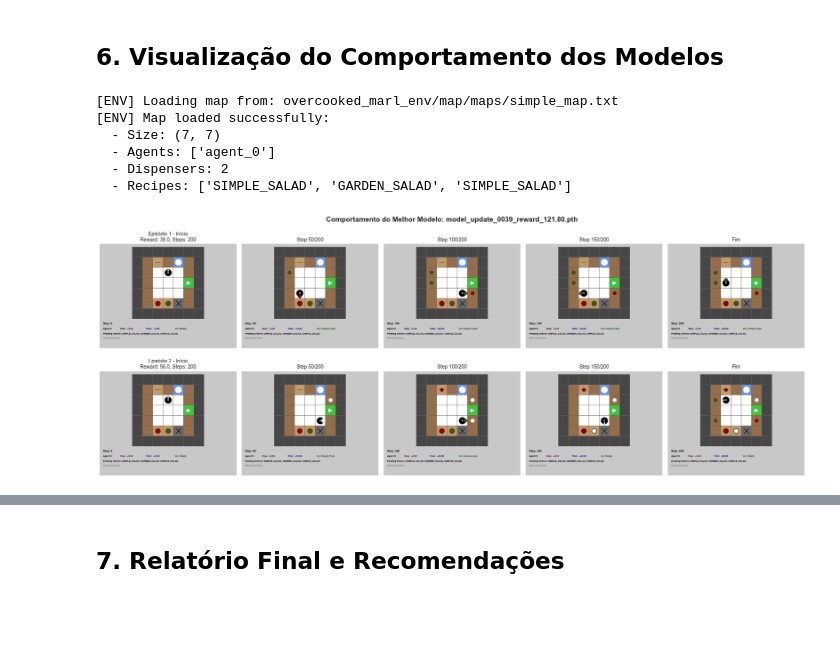
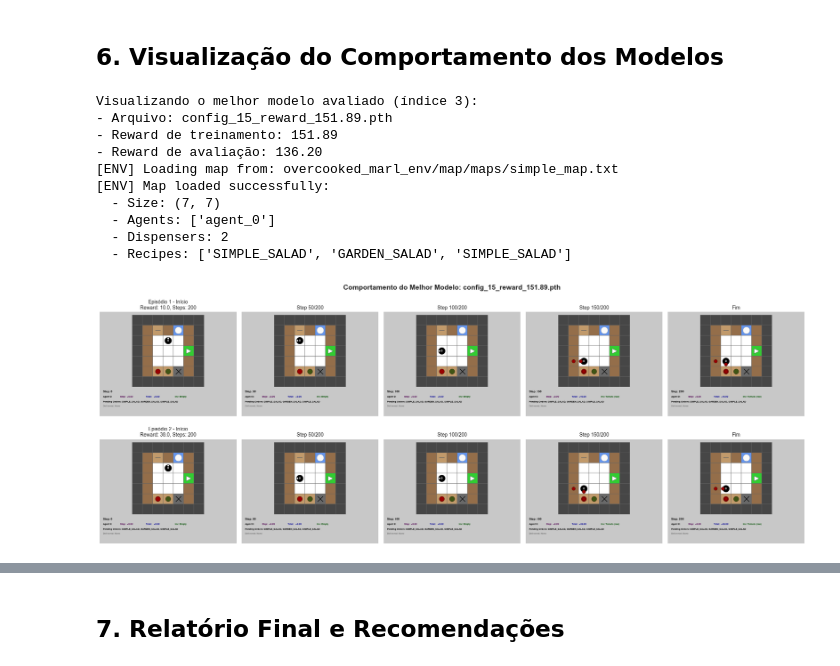
Before and after one commit to thaisfds/overcooked-marl-env, a Jupyter notebook: Avaliacao_Modelos.ipynb, the cells around one changed output, grey strips where cells are left out. Cells and saved outputs as stored; diff of their text form; code cells hidden in the pictures; blank space fills up the shorter version.

```diff
--- a/Avaliacao_Modelos.ipynb
+++ b/Avaliacao_Modelos.ipynb
@@ -313,7 +495,11 @@ Amplitude:          44.80
 def load_and_evaluate_model(model_path: str, env, num_episodes: int = 10, max_steps: int = 300) -> Dict:
     # Carrega checkpoint - CORREÇÃO: weights_only=False
     checkpoint = torch.load(model_path, map_location=device, weights_only=False)
-    model_info = checkpoint.get('model_info', {})
+    model_info = {
+        'config': checkpoint.get('config', {}),
+        'reward': checkpoint.get('reward', 0.0),
+        'total_episodes': len(checkpoint.get('episode_rewards', []))
+    }
 
     # Cria e carrega o modelo
     agent = ActorCritic(env.observation_space, env.action_space).to(device)
@@ -378,10 +564,15 @@ eval_env = PettingZooToGymWrapper(eval_env)
   - Dispensers: 2
   - Recipes: ['SIMPLE_SALAD', 'GARDEN_SALAD', 'SIMPLE_SALAD']
 # %%
-# Avalia os top 3 modelos
+# Avalia todos os modelos encontrados (ou configure o número desejado)
 if models_info and len(df_models) > 0:
-    num_models_to_evaluate = min(3, len(df_models))
+    # Opções:
+    # - min(10, len(df_models))  -> Avalia até 10 melhores
+    # - len(df_models)           -> Avalia TODOS os modelos
+    # - 3                        -> Avalia apenas top 3
+    num_models_to_evaluate = min(10, len(df_models))  # Avalia até 10 modelos
 
+    print(f"Avaliando {num_models_to_evaluate} modelo(s)...")
     evaluation_results = []
 
     for i in range(num_models_to_evaluate):
@@ -438,7 +629,7 @@ if models_info and len(df_models) > 0:
         axes[2].grid(True, alpha=0.3)
 
         plt.tight_layout()
-        plt.savefig('comparacao_avaliacao_modelos.png', dpi=150, bbox_inches='tight')
+        plt.savefig('midia/comparacao_avaliacao_modelos.png', dpi=150, bbox_inches='tight')
         plt.show()
 
         # Tabela resumo
@@ -515,10 +1000,20 @@ def visualize_model_behavior(model_path: str, num_episodes: int = 2, max_steps:
     viz_env.close()
     return all_frames, episodes_info
 
-# Visualiza o melhor modelo
+# Visualiza modelos avaliados
+# Opções:
+# - 0: melhor modelo (maior reward de avaliação)
+# - [0, 1, 2]: múltiplos modelos
 if 'evaluation_results' in locals() and evaluation_results:
-    best_model_path = df_models.iloc[0]['path']
-    best_model_name = df_models.iloc[0]['filename']
+    # Identifica o MELHOR modelo baseado na avaliação (não no training)
+    best_eval_idx = np.argmax([r['mean_reward'] for r in evaluation_results])
+    best_model_path = df_models.iloc[best_eval_idx]['path']
+    best_model_name = df_models.iloc[best_eval_idx]['filename']
+
+    print(f"\nVisualizando o melhor modelo avaliado (índice {best_eval_idx + 1}):")
+    print(f"- Arquivo: {best_model_name}")
+    print(f"- Reward de treinamento: {df_models.iloc[best_eval_idx]['reward']:.2f}")
+    print(f"- Reward de avaliação: {evaluation_results[best_eval_idx]['mean_reward']:.2f}")
 
     try:
         frames, episodes_info = visualize_model_behavior(best_model_path, num_episodes=2)
@@ -541,32 +1036,36 @@ if 'evaluation_results' in locals() and evaluation_results:
                 ax = axes[episode_idx][col_idx] if num_episodes_viz > 1 else axes[col_idx]
                 ax.imshow(episode_frames[frame_idx])
                 ax.axis('off')
 
                 if col_idx == 0:
                     ax.set_title(f"Episódio {info['episode']} - Início\n"
                                 f"Reward: {info['reward']:.1f}, Steps: {info['steps']}",
                                 fontsize=10)
                 elif col_idx == len(indices) - 1:
                     ax.set_title(f"Fim", fontsize=10)
                 else:
                     ax.set_title(f"Step {frame_idx}/{len(episode_frames)-1}", fontsize=10)
 
         plt.suptitle(f'Comportamento do Melhor Modelo: {best_model_name}',
                      fontsize=14, fontweight='bold')
         plt.tight_layout()
-        plt.savefig(f'visualizacao_melhor_modelo.png', dpi=150, bbox_inches='tight')
+        plt.savefig('midia/visualizacao_melhor_modelo.png', dpi=150, bbox_inches='tight')
         plt.show()
 
     except Exception as e:
         print(f"Erro na visualização: {e}")
 
 else:
     print("Execute a avaliação dos modelos primeiro.")
 # %% [output]
+Visualizando o melhor modelo avaliado (índice 3):
+- Arquivo: config_15_reward_151.89.pth
+- Reward de treinamento: 151.89
+- Reward de avaliação: 136.20
 [ENV] Loading map from: overcooked_marl_env/map/maps/simple_map.txt
 [ENV] Map loaded successfully:
   - Size: (7, 7)
   - Agents: ['agent_0']
   - Dispensers: 2
   - Recipes: ['SIMPLE_SALAD', 'GARDEN_SALAD', 'SIMPLE_SALAD']
-[figure, old version]
+[figure, new version]
```
Also changed, not shown: parts of 7 cells of this notebook, 14 other files.
